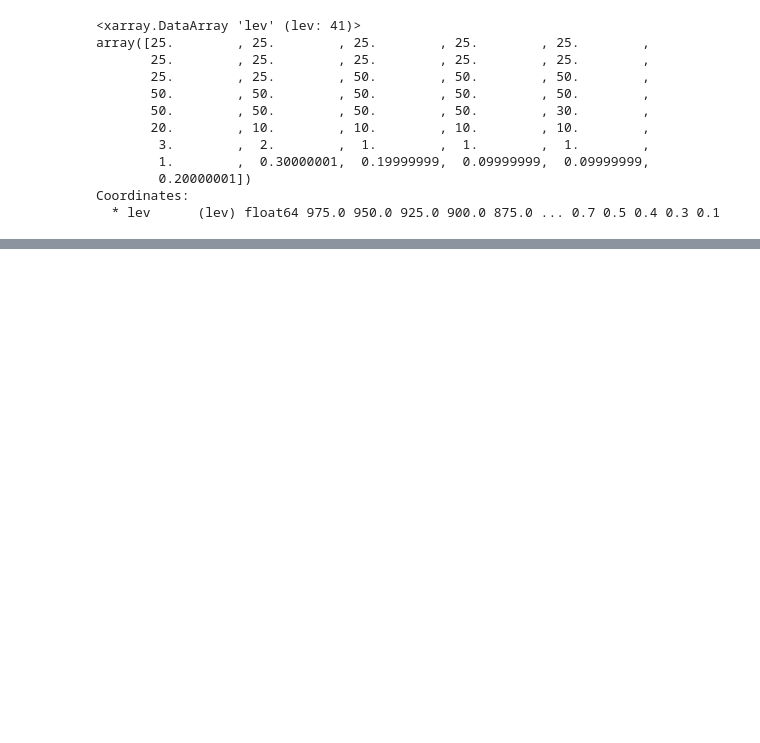
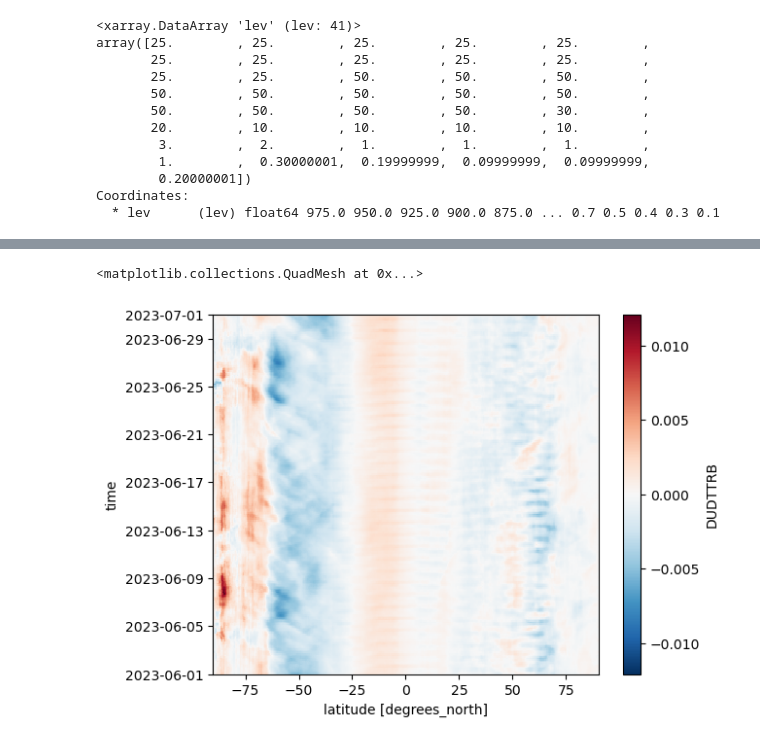
Before and after one commit to ATMOcanes/ATM651, a Jupyter notebook: Jupyter_Notebooks_Python/AmazonS3_MERRA2_[U].ipynb, the cells around one changed output, grey strips where cells are left out. Cells and saved outputs as stored; diff of their text form; code cells hidden in the pictures; blank space fills up the shorter version.

```diff
--- a/Jupyter_Notebooks_Python/AmazonS3_MERRA2_[U].ipynb
+++ b/Jupyter_Notebooks_Python/AmazonS3_MERRA2_[U].ipynb
@@ -221,0 +428,5 @@ ds.U.mean(dim='lon').sel(lev=200).plot()
+# %%
+Ubud.DUDTTRB.plot()
+# %% [output]
+<matplotlib.collections.QuadMesh at 0x...>
+[figure, added]
```
Also changed, not shown: parts of 26 cells of this notebook.
